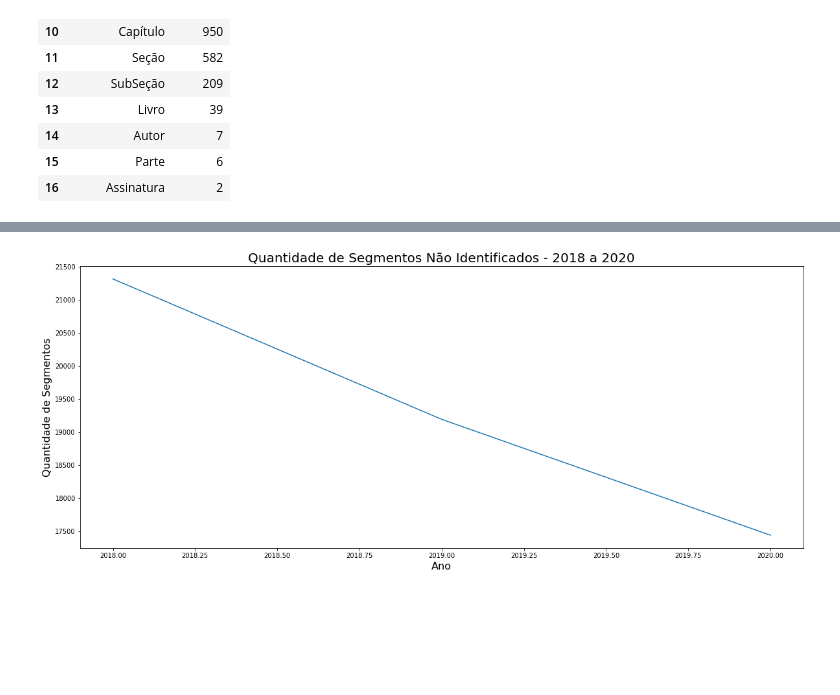
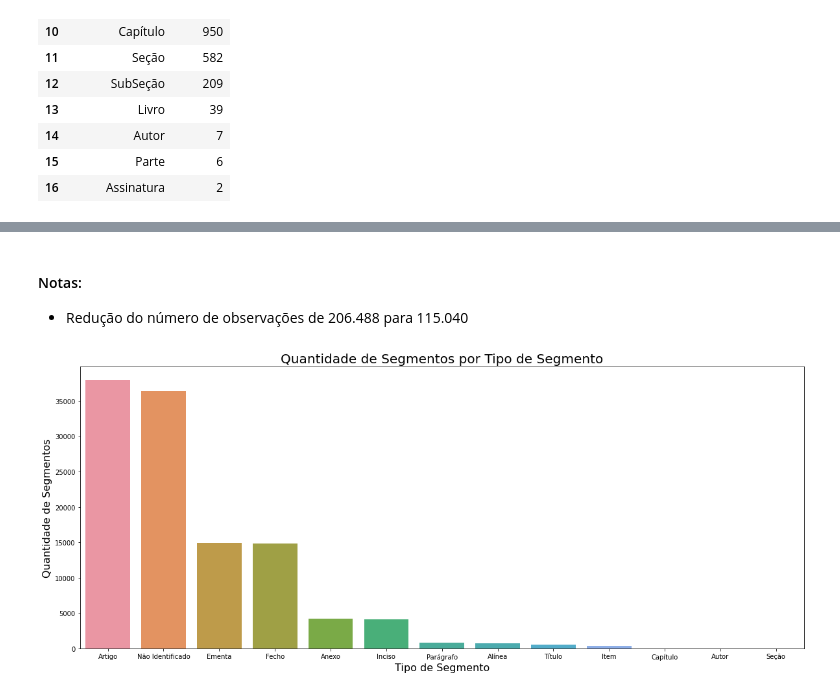
Before and after one commit to correialc/saan, a Jupyter notebook: analise-exploratoria.ipynb, the cells around one changed output, grey strips where cells are left out. Saved outputs shown, nothing was run; the diff lists cells and outputs as text; code cells hidden in the pictures; blank space fills up the shorter version.

Commit message:
Refinando a analise de tipos de atos e segmentos

```diff
--- a/analise-exploratoria.ipynb
+++ b/analise-exploratoria.ipynb
@@ -117,0 +114,2 @@ df_qtd_seg_ano.columns = ['ano_pub', 'qtd_seg']
+# %%
+df_seg_ade = pd.read_json('./datasets/extracao-segmentos-atos-ade.json')
@@ -118,9 +130,18 @@ df_qtd_seg_ano.columns = ['ano_pub', 'qtd_seg']
+# %%
+df_seg_ade['data_pub'] = pd.to_datetime(df_seg_ade['data_pub'])
+# %% [markdown]
+#### Notas:
+* Redução do número de observações de 206.488 para 115.040
+# %%
+qtd_seg_tipo_ade = df_seg_ade[['id_seg', 'tipo_seg']].groupby('tipo_seg').count().sort_values("id_seg", ascending=False)
+qtd_seg_tipo_ade.columns = ['qtd_seg']
+qtd_seg_tipo_ade.reset_index(inplace=True)
 # %%
 fig = plt.figure(figsize=(20,8))
-ax = sns.lineplot(x='ano_pub', y='qtd_seg', data=df_qtd_seg_ano)
-ax.set_title('Quantidade de Segmentos Não Identificados - 2018 a 2020', fontsize=20)
+ax = sns.barplot(x='tipo_seg', y='qtd_seg', data=qtd_seg_tipo_ade)
+ax.set_title('Quantidade de Segmentos por Tipo de Segmento', fontsize=20)
 ax.set_ylabel('Quantidade de Segmentos', fontsize=16)
-ax.set_xlabel('Ano', fontsize=16)
+ax.set_xlabel('Tipo de Segmento', fontsize=16)
 plt.show()
 # %% [output]
-[figure, old version]
+[figure, new version]
```
Also changed, not shown: parts of 19 cells of this notebook.
